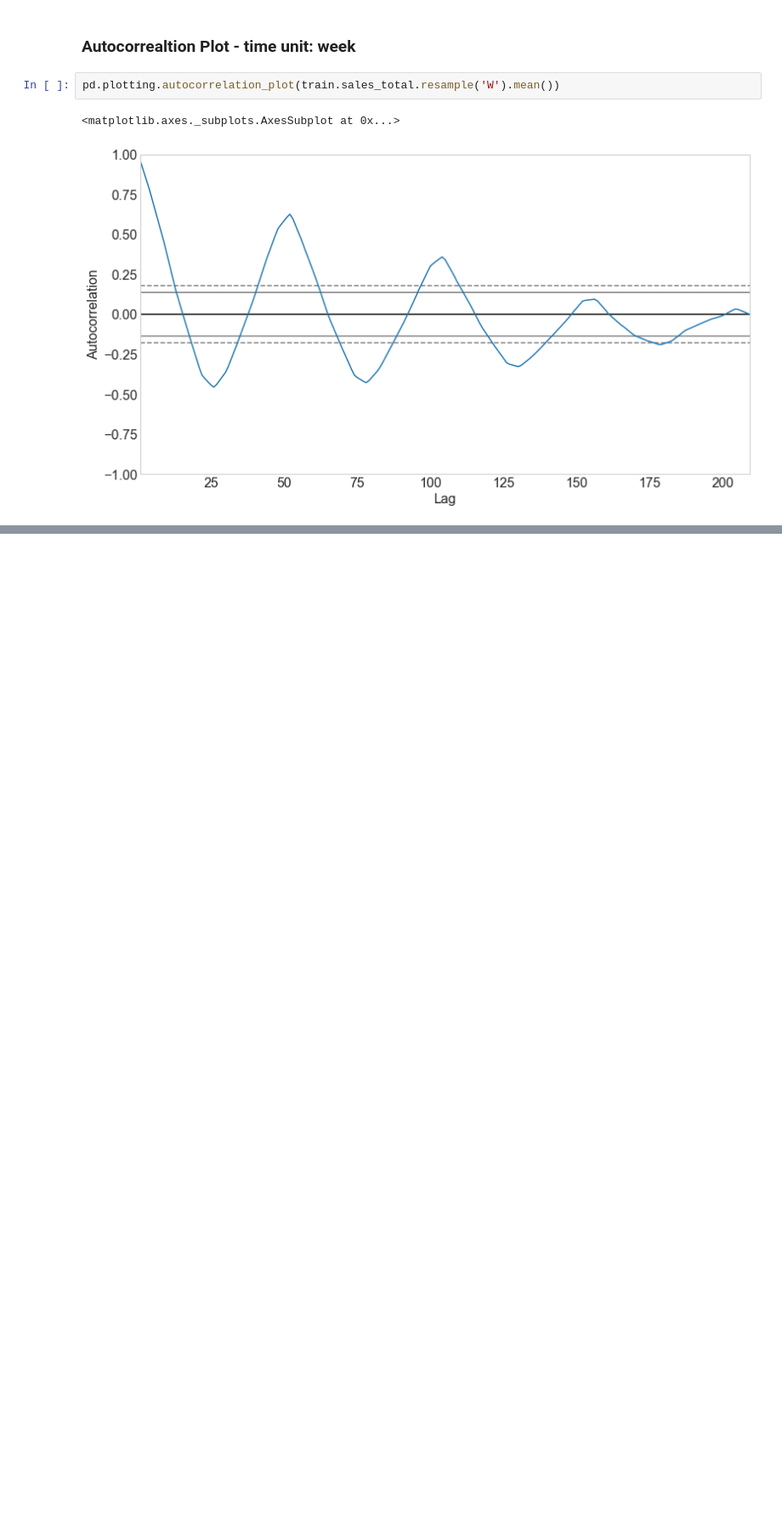
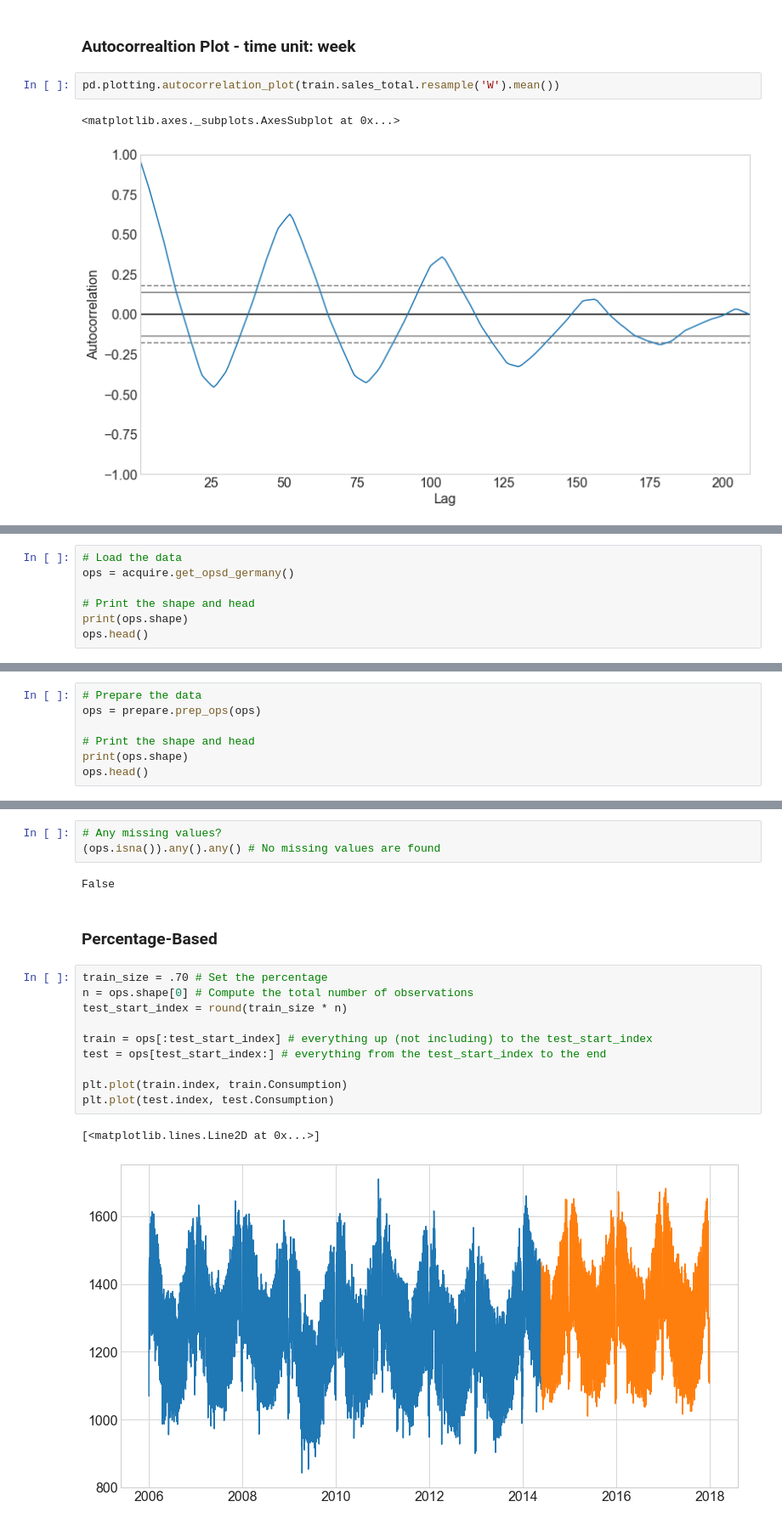
Before and after one commit to Yongliang-Shi/time-series-exercises, a Jupyter notebook: explore.ipynb, the cells around one changed output, grey strips where cells are left out. Shown at 85% size. Saved outputs shown, nothing was run; the diff lists cells and outputs as text; blank space fills up the shorter version.

```diff
--- a/explore.ipynb
+++ b/explore.ipynb
@@ -272,0 +275,7 @@ pd.plotting.autocorrelation_plot(train.sales_total.resample('W').mean())
+# %%
+# Load the data
+ops = acquire.get_opsd_germany()
+
+# Print the shape and head
+print(ops.shape)
+ops.head()
@@ -272,0 +290,7 @@ pd.plotting.autocorrelation_plot(train.sales_total.resample('W').mean())
+# %%
+# Prepare the data
+ops = prepare.prep_ops(ops)
+
+# Print the shape and head
+print(ops.shape)
+ops.head()
@@ -272,0 +324,20 @@ pd.plotting.autocorrelation_plot(train.sales_total.resample('W').mean())
+# %%
+# Any missing values?
+(ops.isna()).any().any() # No missing values are found
+# %% [output]
+False
+# %% [markdown]
+### Percentage-Based
+# %%
+train_size = .70 # Set the percentage
+n = ops.shape[0] # Compute the total number of observations
+test_start_index = round(train_size * n)
+
+train = ops[:test_start_index] # everything up (not including) to the test_start_index
+test = ops[test_start_index:] # everything from the test_start_index to the end
+
+plt.plot(train.index, train.Consumption)
+plt.plot(test.index, test.Consumption)
+# %% [output]
+[<matplotlib.lines.Line2D at 0x...>]
+[figure, added]
```
Also changed, not shown: parts of 22 cells of this notebook.
